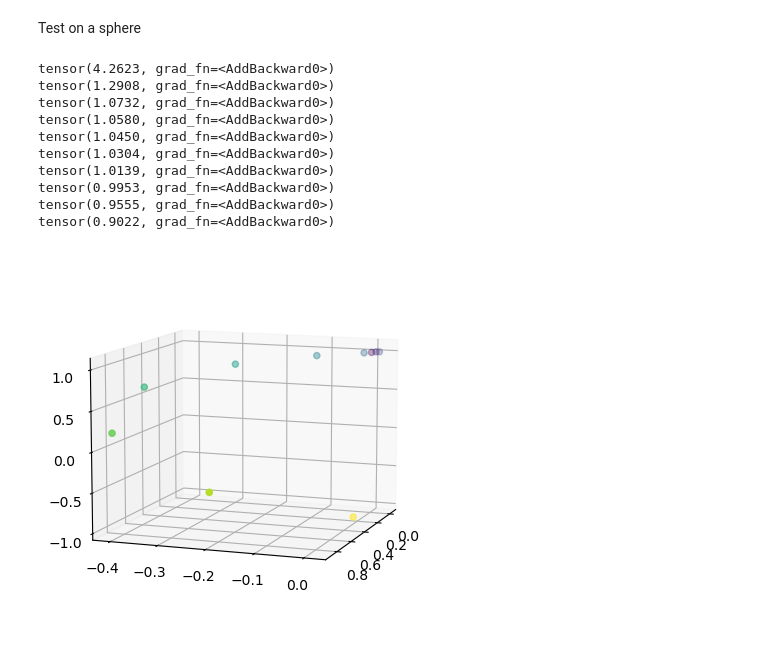
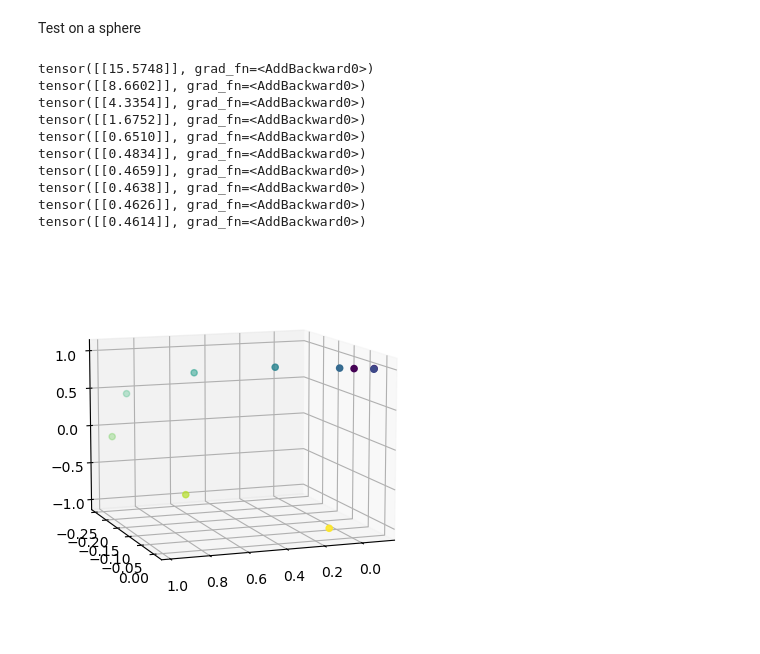
Before and after one commit to guillaumehu/phate_fim, a Jupyter notebook: notebooks/gh-fim-node.ipynb, the cells around one changed output. Saved outputs shown, nothing was run; the diff lists cells and outputs as text; code cells hidden in the pictures.

```diff
--- a/notebooks/gh-fim-node.ipynb
+++ b/notebooks/gh-fim-node.ipynb
@@ -53,6 +53,7 @@ optimizer = torch.optim.AdamW(params=neural_ode.parameters(), lr=0.0001)
 # %%
 neural_ode.train()
 for epoch in range(n_epochs):
+
     optimizer.zero_grad()
 
     path = neural_ode(x0, n_steps).squeeze(1)
@@ -60,7 +61,12 @@ for epoch in range(n_epochs):
     x1_pred = path[-1]
 
     pred_loss = torch.nn.MSELoss()(x1_pred, x1)
-    cost = [torch.sqrt(p.T @ sphere_metric(*p) @ p) for p in path]
+    cost = []
+    for idx, p in enumerate(path):
+        t = torch.tensor([idx+1])
+        c = torch.sqrt(neural_ode.fn_ode(t,p.view(1,2)) @ sphere_metric(*p) @ neural_ode.fn_ode(t,p.view(1,2)).T)
+        cost.append(c)
+    #cost = [torch.sqrt(neural_ode.fn_ode(t,p.view(1,2)) @ sphere_metric(*p) @ neural_ode.fn_ode(t,p.view(1,2))) for p in path]
     loss = sum(cost) / len(cost) + pred_loss
 
     if epoch % 100 == 0:
@@ -69,27 +75,27 @@ for epoch in range(n_epochs):
     loss.backward()
     optimizer.step()
 # %% [output]
-tensor(4.2623, grad_fn=<AddBackward0>)
-tensor(1.2908, grad_fn=<AddBackward0>)
-tensor(1.0732, grad_fn=<AddBackward0>)
-tensor(1.0580, grad_fn=<AddBackward0>)
-tensor(1.0450, grad_fn=<AddBackward0>)
-tensor(1.0304, grad_fn=<AddBackward0>)
-tensor(1.0139, grad_fn=<AddBackward0>)
-tensor(0.9953, grad_fn=<AddBackward0>)
-tensor(0.9555, grad_fn=<AddBackward0>)
-tensor(0.9022, grad_fn=<AddBackward0>)
+tensor([[15.5748]], grad_fn=<AddBackward0>)
+tensor([[8.6602]], grad_fn=<AddBackward0>)
+tensor([[4.3354]], grad_fn=<AddBackward0>)
+tensor([[1.6752]], grad_fn=<AddBackward0>)
+tensor([[0.6510]], grad_fn=<AddBackward0>)
+tensor([[0.4834]], grad_fn=<AddBackward0>)
+tensor([[0.4659]], grad_fn=<AddBackward0>)
+tensor([[0.4638]], grad_fn=<AddBackward0>)
+tensor([[0.4626]], grad_fn=<AddBackward0>)
+tensor([[0.4614]], grad_fn=<AddBackward0>)
 # %%
 path = neural_ode(x0, n_steps).squeeze(1)
 path_euc = polar_to_euc(path.detach().numpy())
 # %%
 fig = plt.figure()
 ax = fig.add_subplot(projection="3d")
 ax.scatter(path_euc[:, 0], path_euc[:, 1], path_euc[:, 2], c=list(range(n_steps)))
-ax.view_init(10, 20)
+ax.view_init(10, 70)
 plt.show()
 # %% [output]
-[figure, old version]
+[figure, new version]
 # %%
 # Without the metric loss.
 fn_ode = ToyODE(2, [5, 5])
```
Also changed, not shown: parts of 2 cells of this notebook.
